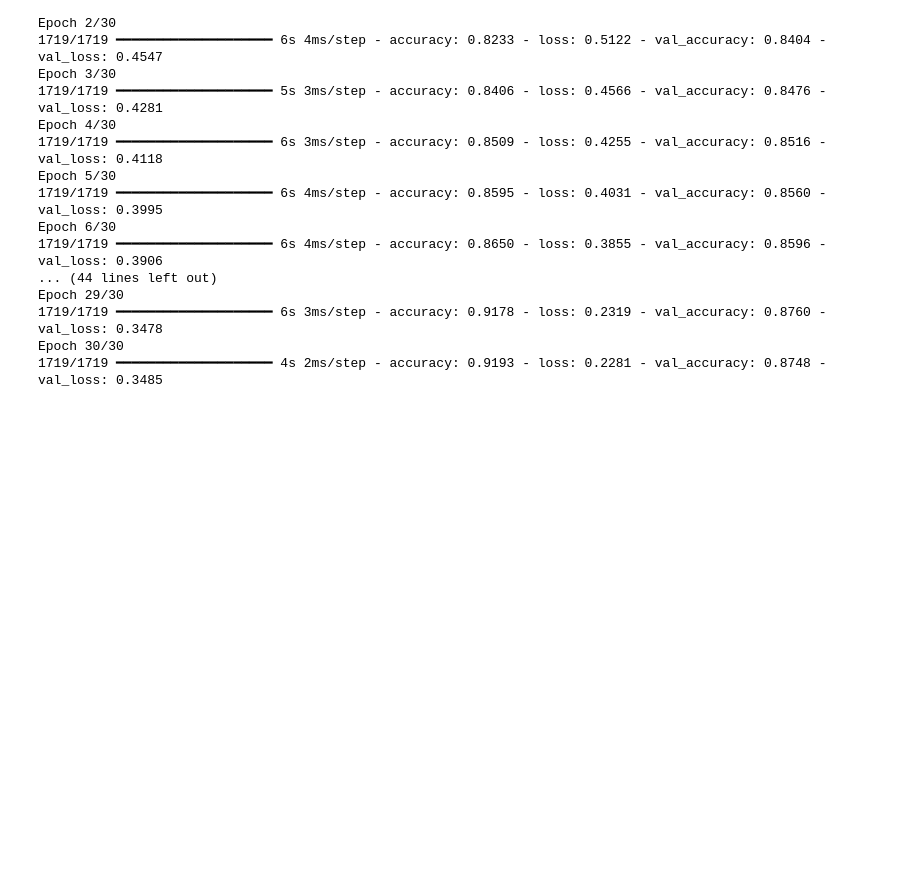
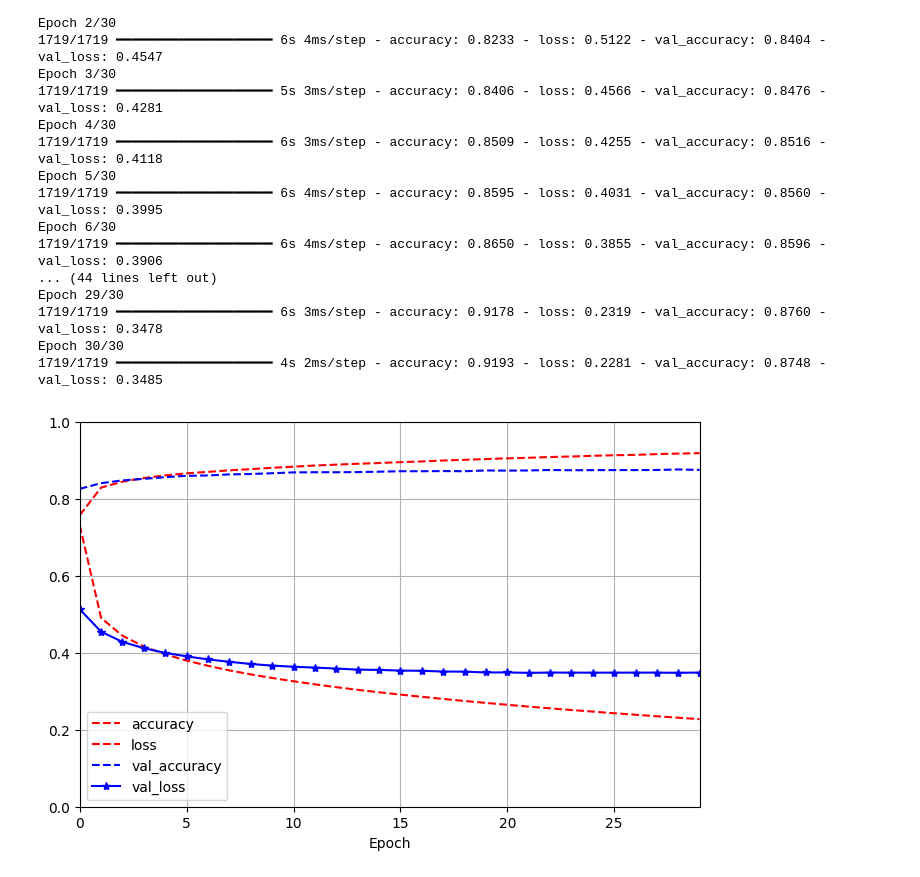
Before and after one commit to sasudo2/hands-on-ml, a Jupyter notebook: chapter10/ANN.ipynb, the cells around one changed output. Cells and saved outputs as stored; diff of their text form; code cells hidden in the pictures; blank space fills up the shorter version.

```diff
--- a/chapter10/ANN.ipynb
+++ b/chapter10/ANN.ipynb
@@ -52,3 +52,12 @@ Epoch 29/30
 1719/1719 ━━━━━━━━━━━━━━━━━━━━ 6s 3ms/step - accuracy: 0.9178 - loss: 0.2319 - val_accuracy: 0.8760 - val_loss: 0.3478
 Epoch 30/30
 1719/1719 ━━━━━━━━━━━━━━━━━━━━ 4s 2ms/step - accuracy: 0.9193 - loss: 0.2281 - val_accuracy: 0.8748 - val_loss: 0.3485
+# %%
+import matplotlib.pyplot as plt
+import pandas as pd
+pd.DataFrame(history.history).plot(
+    figsize = (8,5), xlim = [0,29], ylim = [0,1], grid = True, xlabel = "Epoch", style = ["r--", "r--", "b--", "b-*"]
+)
+plt.show()
+# %% [output]
+[figure, added]
```
Also changed, not shown: parts of 2 cells of this notebook.
